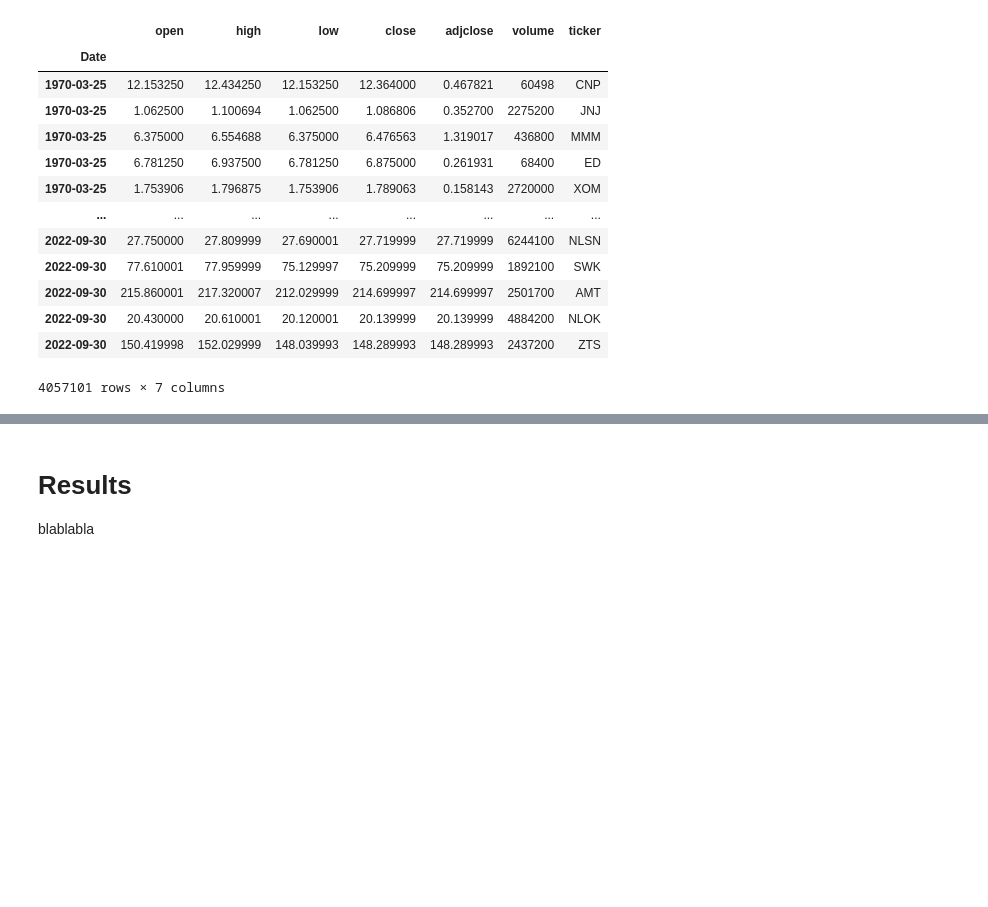
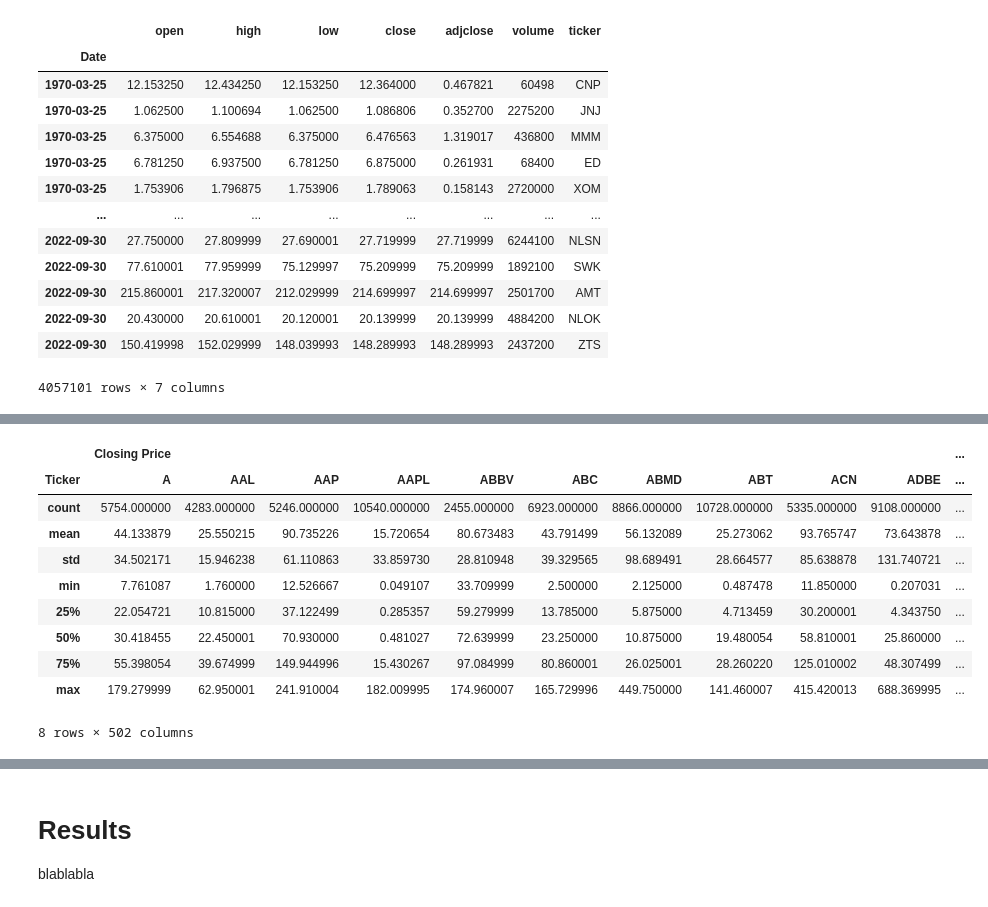
Before and after one commit to kiazydjan/ycng228-project, a Jupyter notebook: Scripts/Data Exploration.ipynb, the cells around one changed output, grey strips where cells are left out. Saved outputs shown, nothing was run; the diff lists cells and outputs as text; code cells hidden in the pictures; blank space fills up the shorter version.

```diff
--- a/Scripts/Data Exploration.ipynb
+++ b/Scripts/Data Exploration.ipynb
@@ -47,0 +117,15 @@ display(df)
+# %%
+df_stats = df.describe()
+display(df_stats)
+# %% [output]
+|  | Closing Price |  |  |  |  |  |  |  |  |  | ... |
+| Ticker | A | AAL | AAP | AAPL | ABBV | ABC | ABMD | ABT | ACN | ADBE | ... |
+| count | 5754.000000 | 4283.000000 | 5246.000000 | 10540.000000 | 2455.000000 | 6923.000000 | 8866.000000 | 10728.000000 | 5335.000000 | 9108.000000 | ... |
+| mean | 44.133879 | 25.550215 | 90.735226 | 15.720654 | 80.673483 | 43.791499 | 56.132089 | 25.273062 | 93.765747 | 73.643878 | ... |
+| std | 34.502171 | 15.946238 | 61.110863 | 33.859730 | 28.810948 | 39.329565 | 98.689491 | 28.664577 | 85.638878 | 131.740721 | ... |
+| min | 7.761087 | 1.760000 | 12.526667 | 0.049107 | 33.709999 | 2.500000 | 2.125000 | 0.487478 | 11.850000 | 0.207031 | ... |
+| 25% | 22.054721 | 10.815000 | 37.122499 | 0.285357 | 59.279999 | 13.785000 | 5.875000 | 4.713459 | 30.200001 | 4.343750 | ... |
+| 50% | 30.418455 | 22.450001 | 70.930000 | 0.481027 | 72.639999 | 23.250000 | 10.875000 | 19.480054 | 58.810001 | 25.860000 | ... |
+| 75% | 55.398054 | 39.674999 | 149.944996 | 15.430267 | 97.084999 | 80.860001 | 26.025001 | 28.260220 | 125.010002 | 48.307499 | ... |
+| max | 179.279999 | 62.950001 | 241.910004 | 182.009995 | 174.960007 | 165.729996 | 449.750000 | 141.460007 | 415.420013 | 688.369995 | ... |
+8 rows × 502 columns
```
Also changed, not shown: parts of 29 cells of this notebook, 6 other files.
